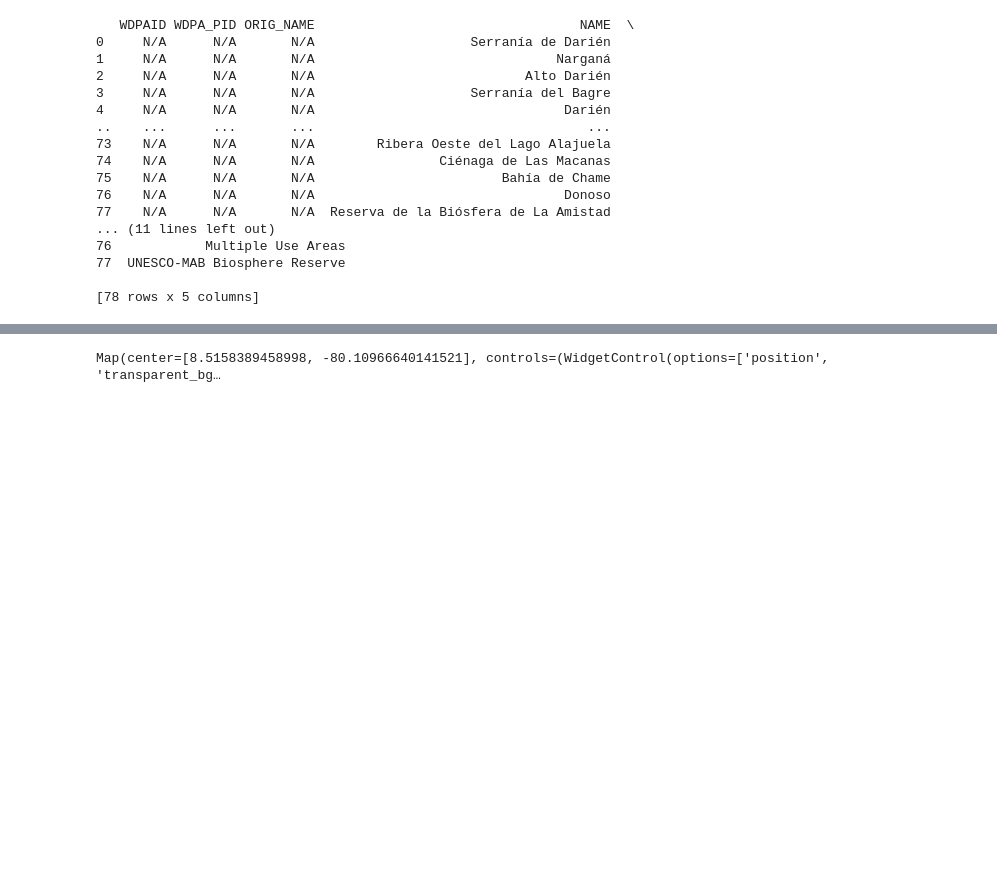
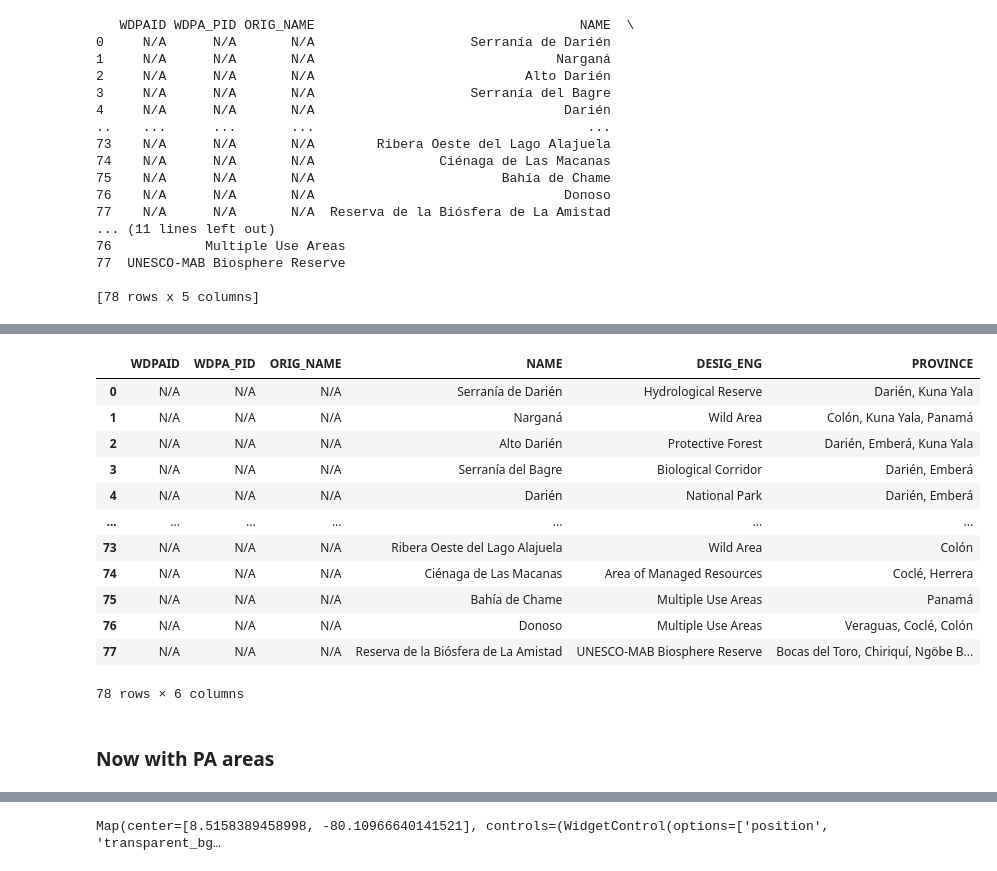
Before and after one commit to samanthamckay183/Sam-Deforestation-Repository, a Jupyter notebook: Javier_Panama_Protected_Areas_PRISM_Buffered.ipynb, the cells around one changed output, grey strips where cells are left out. Saved outputs shown, nothing was run; the diff lists cells and outputs as text; code cells hidden in the pictures; blank space fills up the shorter version.

```diff
--- a/Javier_Panama_Protected_Areas_PRISM_Buffered.ipynb
+++ b/Javier_Panama_Protected_Areas_PRISM_Buffered.ipynb
@@ -178,0 +237,18 @@ print(df)
+# %%
+province_df
+# %% [output]
+|  | WDPAID | WDPA_PID | ORIG_NAME | NAME | DESIG_ENG | PROVINCE |
+| 0 | N/A | N/A | N/A | Serranía de Darién | Hydrological Reserve | Darién, Kuna Yala |
+| 1 | N/A | N/A | N/A | Narganá | Wild Area | Colón, Kuna Yala, Panamá |
+| 2 | N/A | N/A | N/A | Alto Darién | Protective Forest | Darién, Emberá, Kuna Yala |
+| 3 | N/A | N/A | N/A | Serranía del Bagre | Biological Corridor | Darién, Emberá |
+| 4 | N/A | N/A | N/A | Darién | National Park | Darién, Emberá |
+| ... | ... | ... | ... | ... | ... | ... |
+| 73 | N/A | N/A | N/A | Ribera Oeste del Lago Alajuela | Wild Area | Colón |
+| 74 | N/A | N/A | N/A | Ciénaga de Las Macanas | Area of Managed Resources | Coclé, Herrera |
+| 75 | N/A | N/A | N/A | Bahía de Chame | Multiple Use Areas | Panamá |
+| 76 | N/A | N/A | N/A | Donoso | Multiple Use Areas | Veraguas, Coclé, Colón |
+| 77 | N/A | N/A | N/A | Reserva de la Biósfera de La Amistad | UNESCO-MAB Biosphere Reserve | Bocas del Toro, Chiriquí, Ngöbe B... |
+78 rows × 6 columns
+# %% [markdown]
+### Now with PA areas
```
Also changed, not shown: parts of 17 cells of this notebook, 1 other file.
